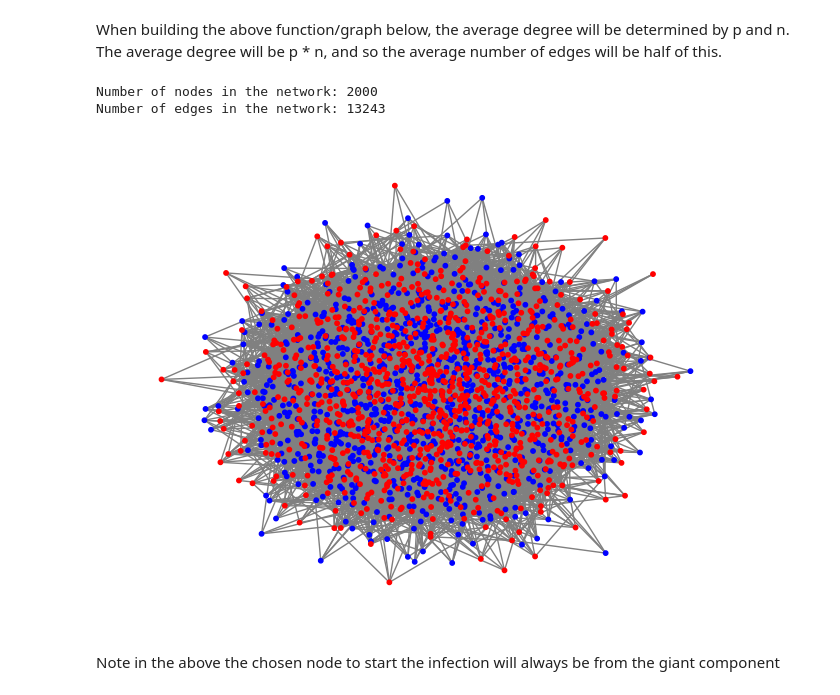
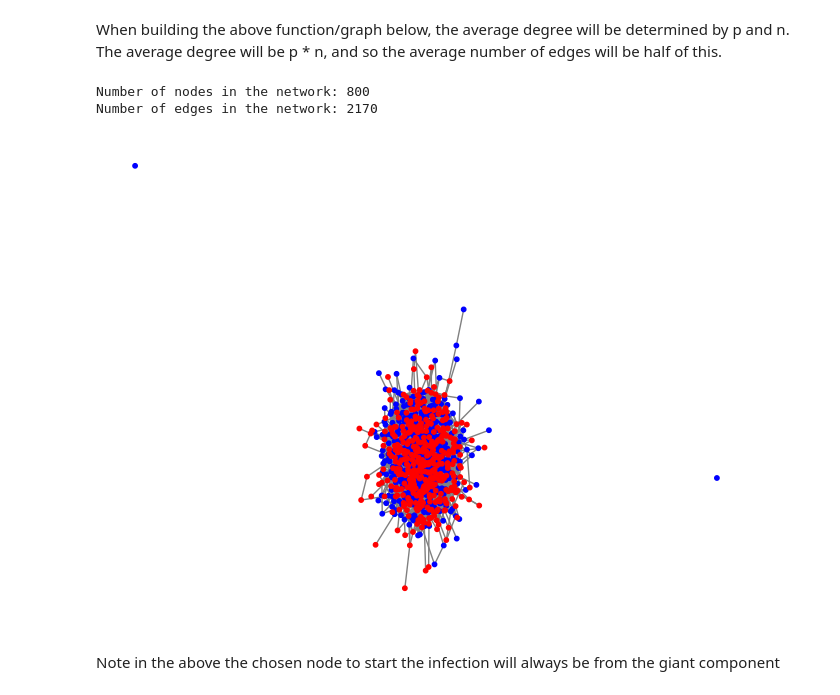
Before and after one commit to ollie-gats/networks1_final_project, a Jupyter notebook: networks_final_project_notebook.ipynb, the cells around one changed output. Drawn from its saved outputs; the diff is of its cells as text; code cells hidden in the pictures.

```diff
--- a/networks_final_project_notebook.ipynb
+++ b/networks_final_project_notebook.ipynb
@@ -357,24 +357,24 @@ def create_network(n, alpha_s):
 # %% [markdown]
 When building the above function/graph below, the average degree will be determined by p and n. The average degree will be p * n, and so the average number of edges will be half of this.
 # %%
-n = 2000  # Number of nodes
+n = 800  # Number of nodes
 
 # Between 0 and 2
 alpha_s = 1.2
 G = create_network(n, alpha_s)
 
 print("Number of nodes in the network:", G.number_of_nodes())
 print("Number of edges in the network:", G.number_of_edges())
 
 # Convert 'wing' attribute values to colors
 node_colors_G = ['blue' if G.nodes[node]['wing'] == 'left' else 'red' for node in G.nodes()]
 
 # Plot the graph with colors based on the "wing" attribute
 nx.draw(G, node_color=node_colors_G, node_size=10, edge_color='gray')
 # %% [output]
-Number of nodes in the network: 2000
-Number of edges in the network: 13243
+Number of nodes in the network: 800
+Number of edges in the network: 2170
-[figure, old version]
+[figure, new version]
 # %%
 def misinfo_spread(G, pi_left, pi_right, mis_count_scale = 1, missing_count=True, info=True):
 
```
Also changed, not shown: parts of 7 cells of this notebook.
